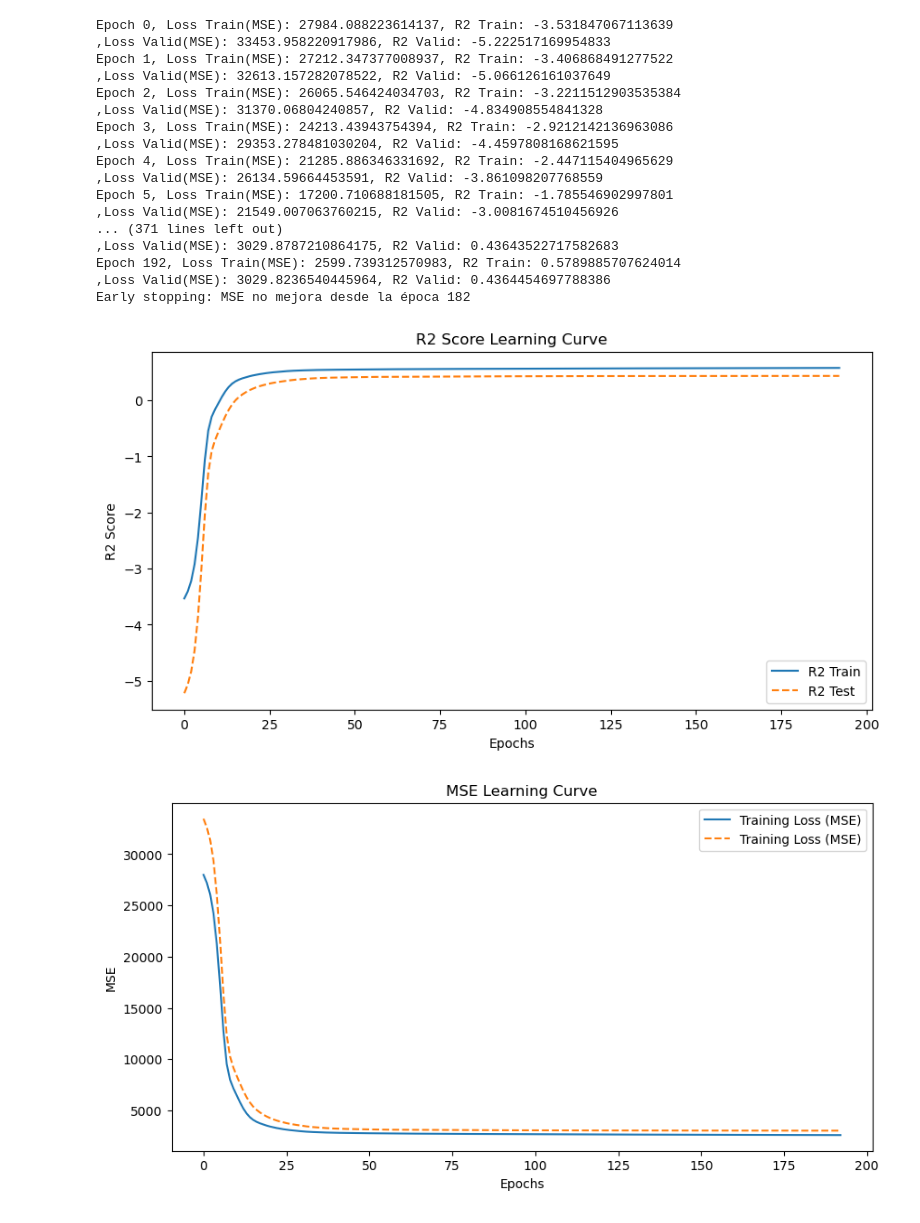
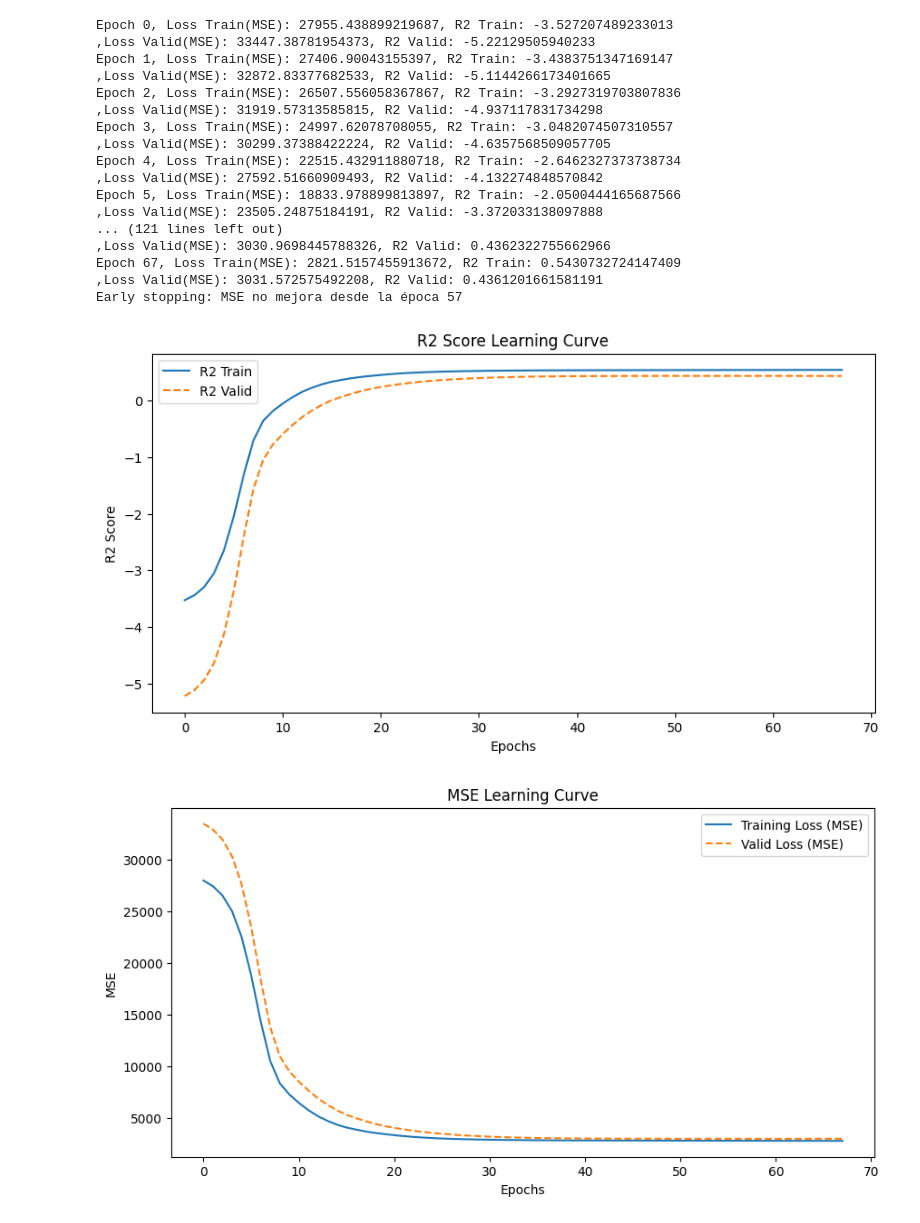
Before and after one commit to danqdon/Backpropagation-np-implementation, a Jupyter notebook: Testing/regression_test.ipynb, the cells around one changed output. Saved outputs shown, nothing was run; the diff lists cells and outputs as text; code cells hidden in the pictures.

Commit message:
adam añadido, todo funcionando en principio (hace falta unificar en un solo notebook y probar mas datasets)

```diff
--- a/Testing/regression_test.ipynb
+++ b/Testing/regression_test.ipynb
@@ -24,51 +24,51 @@ X_train, X_test, y_train, y_test = train_test_split(X_scaled, y, test_size=0.2,
 # %%
 # Set up the neural network for regression
 network = NeuralNetwork(
-    DenseLayer(X_train.shape[1], 10),
+    DenseLayer(10, 5, optimizer='adam'),
     ReLU(),
-    DenseLayer(10, 1)
+    DenseLayer(5, 1, optimizer='adam')
 )
 metrics = network.train(X_train, y_train, epochs=10000, learning_rate=0.001, loss='mse',patience=10)
 
 # Plot the learning curves for R2 Score
 plt.figure(figsize=(10, 5))
 plt.plot(metrics["r2_history_train"], label='R2 Train')
 plt.plot(metrics["r2_history_valid"], label='R2 Valid', linestyle='--')
 plt.xlabel('Epochs')
 plt.ylabel('R2 Score')
 plt.title('R2 Score Learning Curve')
 plt.legend()
 plt.show()
 
 # Plot the learning curves for MSE
 plt.figure(figsize=(10, 5))
 plt.plot(metrics["loss_history_train"], label='Training Loss (MSE)')
 plt.plot(metrics["loss_history_valid"], label='Valid Loss (MSE)', linestyle='--')
 plt.xlabel('Epochs')
 plt.ylabel('MSE')
 plt.title('MSE Learning Curve')
 plt.legend()
 plt.show()
 # %% [output]
-Epoch 0, Loss Train(MSE): 27984.088223614137, R2 Train: -3.531847067113639
-,Loss Valid(MSE): 33453.958220917986, R2 Valid: -5.222517169954833
-Epoch 1, Loss Train(MSE): 27212.347377008937, R2 Train: -3.406868491277522
-,Loss Valid(MSE): 32613.157282078522, R2 Valid: -5.066126161037649
-Epoch 2, Loss Train(MSE): 26065.546424034703, R2 Train: -3.2211512903535384
-,Loss Valid(MSE): 31370.06804240857, R2 Valid: -4.834908554841328
-Epoch 3, Loss Train(MSE): 24213.43943754394, R2 Train: -2.9212142136963086
-,Loss Valid(MSE): 29353.278481030204, R2 Valid: -4.4597808168621595
-Epoch 4, Loss Train(MSE): 21285.886346331692, R2 Train: -2.447115404965629
-,Loss Valid(MSE): 26134.59664453591, R2 Valid: -3.861098207768559
-Epoch 5, Loss Train(MSE): 17200.710688181505, R2 Train: -1.785546902997801
-,Loss Valid(MSE): 21549.007063760215, R2 Valid: -3.0081674510456926
-... (371 lines left out)
-,Loss Valid(MSE): 3029.8787210864175, R2 Valid: 0.43643522717582683
-Epoch 192, Loss Train(MSE): 2599.739312570983, R2 Train: 0.5789885707624014
-,Loss Valid(MSE): 3029.8236540445964, R2 Valid: 0.4364454697788386
-Early stopping: MSE no mejora desde la época 182
+Epoch 0, Loss Train(MSE): 27955.438899219687, R2 Train: -3.527207489233013
+,Loss Valid(MSE): 33447.38781954373, R2 Valid: -5.22129505940233
+Epoch 1, Loss Train(MSE): 27406.90043155397, R2 Train: -3.4383751347169147
+,Loss Valid(MSE): 32872.83377682533, R2 Valid: -5.1144266173401665
+Epoch 2, Loss Train(MSE): 26507.556058367867, R2 Train: -3.2927319703807836
+,Loss Valid(MSE): 31919.57313585815, R2 Valid: -4.937117831734298
+Epoch 3, Loss Train(MSE): 24997.62078708055, R2 Train: -3.0482074507310557
+,Loss Valid(MSE): 30299.37388422224, R2 Valid: -4.6357568509057705
+Epoch 4, Loss Train(MSE): 22515.432911880718, R2 Train: -2.6462327373738734
+,Loss Valid(MSE): 27592.51660909493, R2 Valid: -4.132274848570842
+Epoch 5, Loss Train(MSE): 18833.978899813897, R2 Train: -2.0500444165687566
+,Loss Valid(MSE): 23505.24875184191, R2 Valid: -3.372033138097888
+... (121 lines left out)
+,Loss Valid(MSE): 3030.9698445788326, R2 Valid: 0.4362322755662966
+Epoch 67, Loss Train(MSE): 2821.5157455913672, R2 Train: 0.5430732724147409
+,Loss Valid(MSE): 3031.572575492208, R2 Valid: 0.4361201661581191
+Early stopping: MSE no mejora desde la época 57
-[figure, old version]
+[figure, new version]
-[figure, old version]
+[figure, new version]
 # %%
 predicted= network.predict(X_test)
 mse = network.compute_loss(predicted, y_test, "mse")
```
Also changed, not shown: parts of 1 cell of this notebook, 2 other files.
